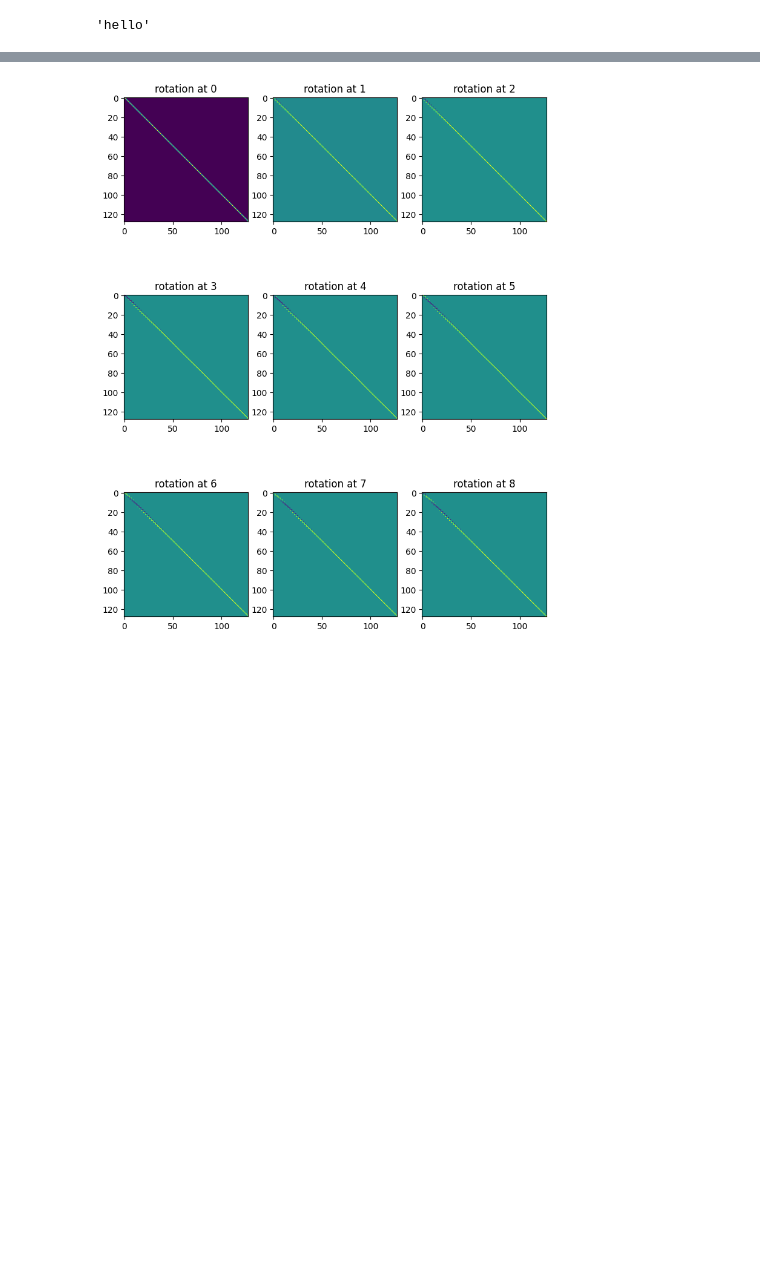
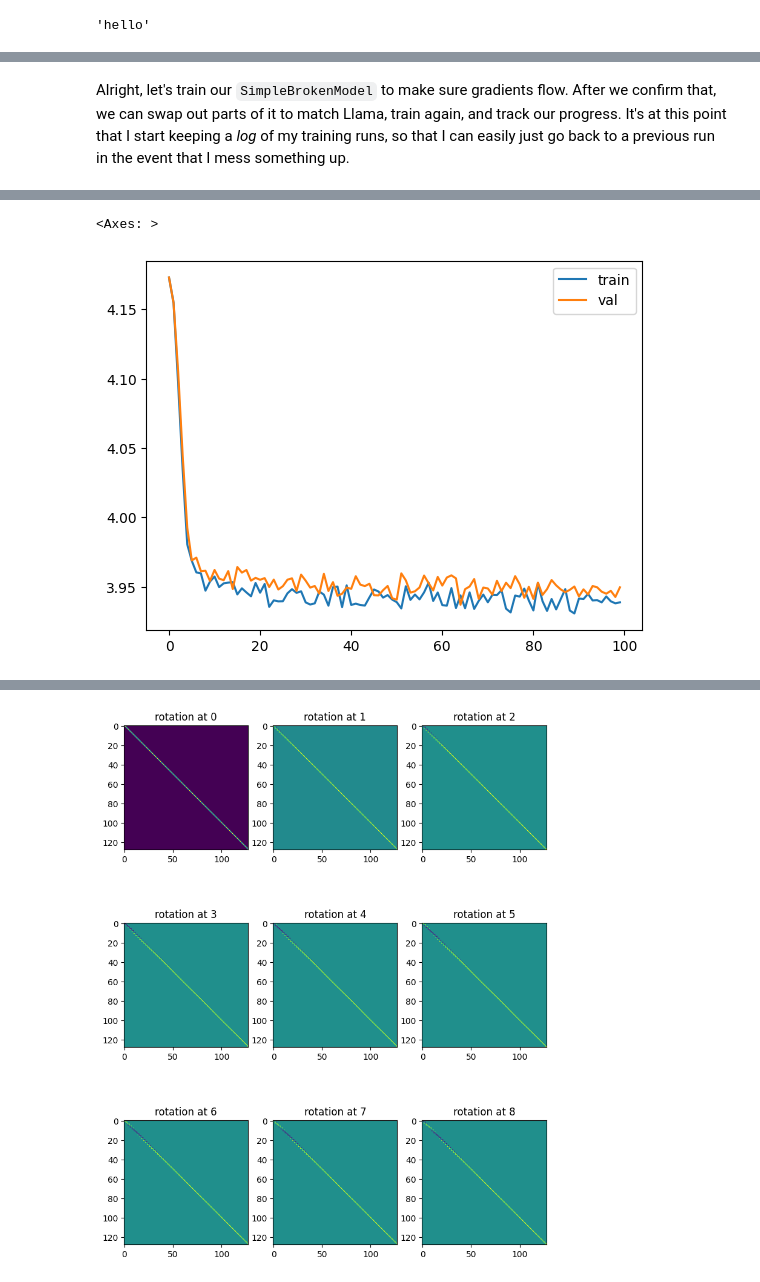
Before and after one commit to bkitano/llama-from-scratch, a Jupyter notebook: llama2.ipynb, the cells around one changed output, grey strips where cells are left out. Cells and saved outputs as stored; diff of their text form; code cells hidden in the pictures; blank space fills up the shorter version.

```diff
--- a/llama2.ipynb
+++ b/llama2.ipynb
@@ -32,0 +54,6 @@ dataset = torch.tensor(encode(lines), dtype=torch.int8)
+# %%
+config = {
+    "vocab_size": len(vocab),
+    'batch_size': 10,
+    'context_window': 10,
+}
@@ -33,12 +62,4 @@ dataset = torch.tensor(encode(lines), dtype=torch.int8)
 # %%
-config = {
-    "d_model": 100,
-    "vocab_size": len(vocab),
-    'batch_size': 32,
-    'context_window': 10,
-}
-
-
 def get_batches(data, split, batch_size, context_window):
     train = data[:int(.8 * len(data))]
     val = data[int(.8 * len(data)): int(.9 * len(data))]
@@ -108,0 +166,41 @@ class SwiGLU(nn.Module):
+# %% [markdown]
+Alright, let's train our `SimpleBrokenModel` to make sure gradients flow. After we confirm that, we can swap out parts of it to match Llama, train again, and track our progress. It's at this point that I start keeping a *log* of my training runs, so that I can easily just go back to a previous run in the event that I mess something up.
+# %%
+config = {
+    "d_model": 128,
+    "batch_size": 32,
+    "context_window": 16,
+    "vocab_size": len(vocab),
+    "epochs": 1000,
+    "log_interval": 10,
+}
+model = SimpleBrokenModel(config)
+
+optimizer = torch.optim.Adam(
+    model.parameters(),
+)
+
+def train(model, optimizer, print_logs=False):
+    losses = []
+    start_time = time.time()
+    for epoch in range(config['epochs']):
+        optimizer.zero_grad()
+
+        xs, ys = get_batches(dataset, 'train', config['batch_size'], config['context_window'])
+        logits, loss = model(xs, targets=ys)
+        loss.backward()
+        optimizer.step()
+
+        if epoch % config['log_interval'] == 0:
+            batch_time = time.time() - start_time
+            x = evaluate_loss(model)
+            losses += [x]
+            if print_logs:
+                print(f"Epoch {epoch} | val loss {x['val']:.3f} | Time {batch_time:.3f} | ETA in seconds {batch_time * (config['epochs'] - epoch)/config['log_interval'] :.3f}")
+            start_time = time.time()
+
+    print("validation loss: ", losses[-1]['val'])
+    return pd.DataFrame(losses).plot()
+
+train(model, optimizer)
+# %% [output]
@@ -108,0 +209,2 @@ class SwiGLU(nn.Module):
+<Axes: >
+[figure, added]
```
Also changed, not shown: parts of 40 cells of this notebook.
